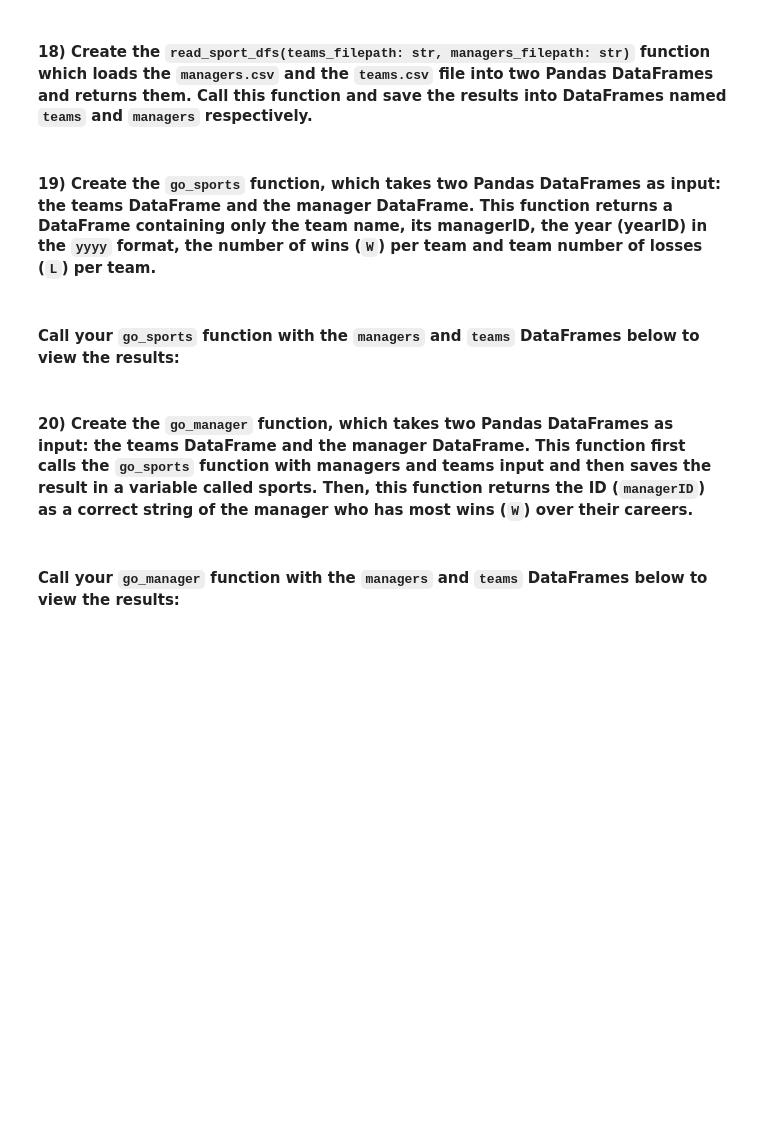
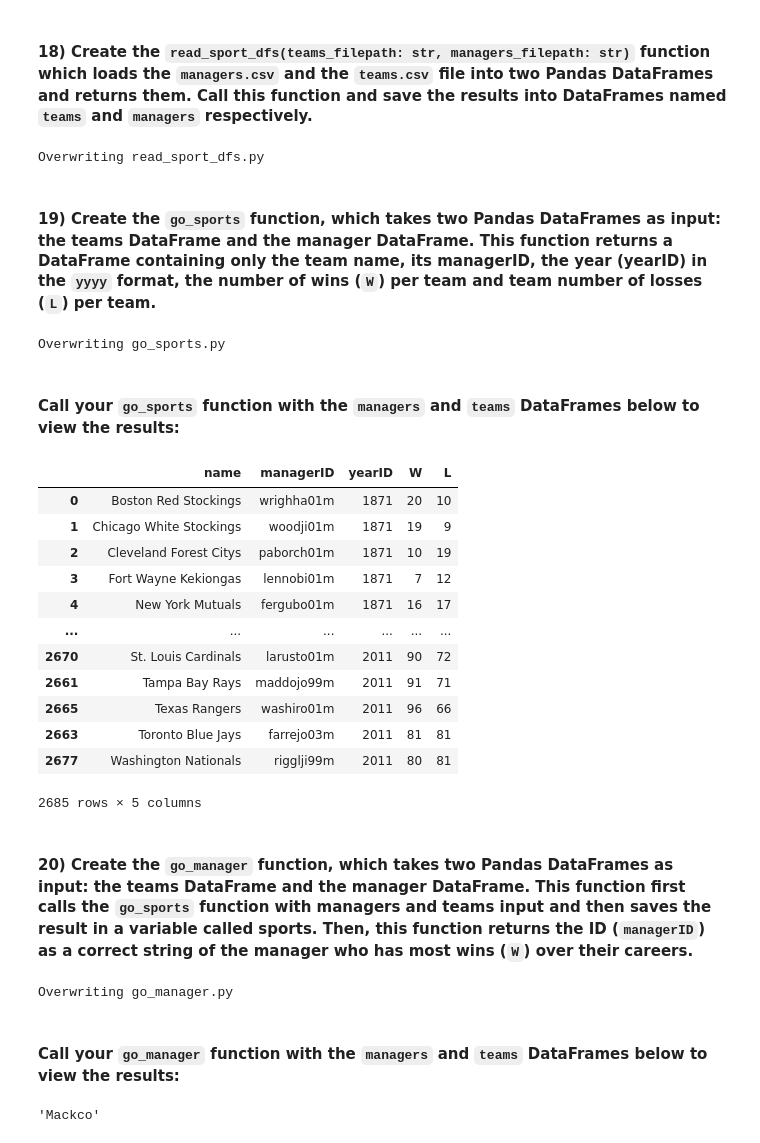
Before and after one commit to bernardorspachecods/Assignment_2, a Jupyter notebook: assignment.ipynb, the cells around one changed output. Saved outputs shown, nothing was run; the diff lists cells and outputs as text; code cells hidden in the pictures; blank space fills up the shorter version.

````diff
--- a/assignment.ipynb
+++ b/assignment.ipynb
@@ -549,12 +608,16 @@ from typing import Tuple
 
 def read_sport_dfs(teams_filepath: str, managers_filepath: str) -> Tuple[pd.DataFrame]:
     # Your code goes here
-    pass
+    teams = pd.read_csv(teams_filepath,encoding='utf-8')
+    managers = pd.read_csv(managers_filepath,encoding='utf-8')
+    return (teams, managers)
+# %% [output]
+Overwriting read_sport_dfs.py
 # %%
 # Use the loading function with the file paths. Replace '...' with the correct paths. They should reside in your current working directory.
 %run read_sport_dfs.py
 # Here the correct arguments should be added
-teams, managers = read_sport_dfs('...', '...')
+teams, managers = read_sport_dfs('teams.csv','managers.csv')
 # %% [markdown]
 #### 19) Create the **`go_sports`** function, which takes two Pandas DataFrames as input: the teams DataFrame and the manager DataFrame. This function **returns a DataFrame containing only the team name, its managerID, the year (yearID) in the ```yyyy``` format, the number of wins (`W`) per team and team number of losses (`L`) per team.**
 # %%
@@ -562,15 +625,54 @@ teams, managers = read_sport_dfs('...', '...')
 import pandas as pd
 
 def go_sports(teams, managers) -> pd.DataFrame:
+    """
+    Merges team stats with manager data, returning a DataFrame of team name,
+    manager ID, year, wins (W), and losses (L), sorted chronologically.
+    """
 
-    # Your code goes here
-    pass
+    # Creates copies of the df to avoid modifying the original dfs
+    teams = teams.copy()
+    managers = managers.copy()
+
+    # Converts the teams year ID to datetime objects and extracts the year and sets invalid dates to NaT
+    teams["yearID"] = pd.to_datetime(teams["yearID"], errors='coerce').dt.year
+
+    # --- note --- : the raw data contained spaces in manager IDs, so we assumed these were entry errors and not part of the actual ID
+    # Cleans managerID and removes duplicate manager entries for the same team in the same year
+    managers["managerID"] = managers["managerID"].str.replace(" ", "")
+    managers = managers.drop_duplicates(subset=["yearID", "teamID", "lgID"])
+
+    # Merges the 2 dfs including only teams with corresponding manager entry
+    merged = teams.merge(managers, on = ["yearID", "teamID", "lgID"], how="inner")
+
+    # Selects the required columns with the required names
+    teams_info = merged[["name", "managerID", "yearID", "W_x", "L_x"]]
+    teams_info = teams_info.rename(columns={"W_x": "W", "L_x": "L"})
+
+    # Returns the df required sorted firts by year and then by team name
+    return teams_info.sort_values(by=['yearID', 'name'], ascending=[True, True])
+# %% [output]
+Overwriting go_sports.py
 # %% [markdown]
 #### Call your `go_sports` function with the `managers` and `teams` DataFrames below to view the results:
 # %%
-# %run go_sports.py
+%run go_sports.py
 # Here the correct arguments should be added
-go_sports(..., ...)
+go_sports(teams, managers)
+# %% [output]
+|  | name | managerID | yearID | W | L |
+| 0 | Boston Red Stockings | wrighha01m | 1871 | 20 | 10 |
+| 1 | Chicago White Stockings | woodji01m | 1871 | 19 | 9 |
+| 2 | Cleveland Forest Citys | paborch01m | 1871 | 10 | 19 |
+| 3 | Fort Wayne Kekiongas | lennobi01m | 1871 | 7 | 12 |
+| 4 | New York Mutuals | fergubo01m | 1871 | 16 | 17 |
+| ... | ... | ... | ... | ... | ... |
+| 2670 | St. Louis Cardinals | larusto01m | 2011 | 90 | 72 |
+| 2661 | Tampa Bay Rays | maddojo99m | 2011 | 91 | 71 |
+| 2665 | Texas Rangers | washiro01m | 2011 | 96 | 66 |
+| 2663 | Toronto Blue Jays | farrejo03m | 2011 | 81 | 81 |
+| 2677 | Washington Nationals | rigglji99m | 2011 | 80 | 81 |
+2685 rows × 5 columns
 # %% [markdown]
 #### 20) Create the **`go_manager`** function, which takes two Pandas DataFrames as input: the teams DataFrame and the manager DataFrame. This function first calls the `go_sports` function with managers and teams input and then saves the result in a variable called sports. Then, this function **returns the ID (`managerID`) as a correct string of the manager who has most wins (`W`) over their careers.**
 # %%
@@ -580,14 +682,27 @@ from go_sports import go_sports
 
 def go_manager(teams, managers) -> str:
 
-   # Step 1: Build the sports DataFrame
+   # Builds the sports DataFrame
     sports = go_sports(teams, managers)
 
-    # Your code goes here
-    pass
+   # Calculates the total of wins for each managerID
+    manager_wins = sports.groupby('managerID')['W'].sum()
+
+    # Finds the manager with the highest number of wins
+    best_manager_id = manager_wins.idxmax()
+
+    # --- note --- : we assumed the last 3 characters of the manager ID were index or role identifiers (not part of the name)
+    # Extracts the core name and capitalizes it
+    best_manager_name = best_manager_id[:-3].capitalize()
+
+    return best_manager_name
+# %% [output]
+Overwriting go_manager.py
 # %% [markdown]
 #### Call your `go_manager` function with the `managers` and `teams` DataFrames below to view the results:
 # %%
 %run go_manager.py
 # Here the correct arguments should be added
-go_manager(..., ...)
+go_manager(teams, managers)
+# %% [output]
+'Mackco'
````
Also changed, not shown: parts of 15 cells of this notebook, 10 other files.
